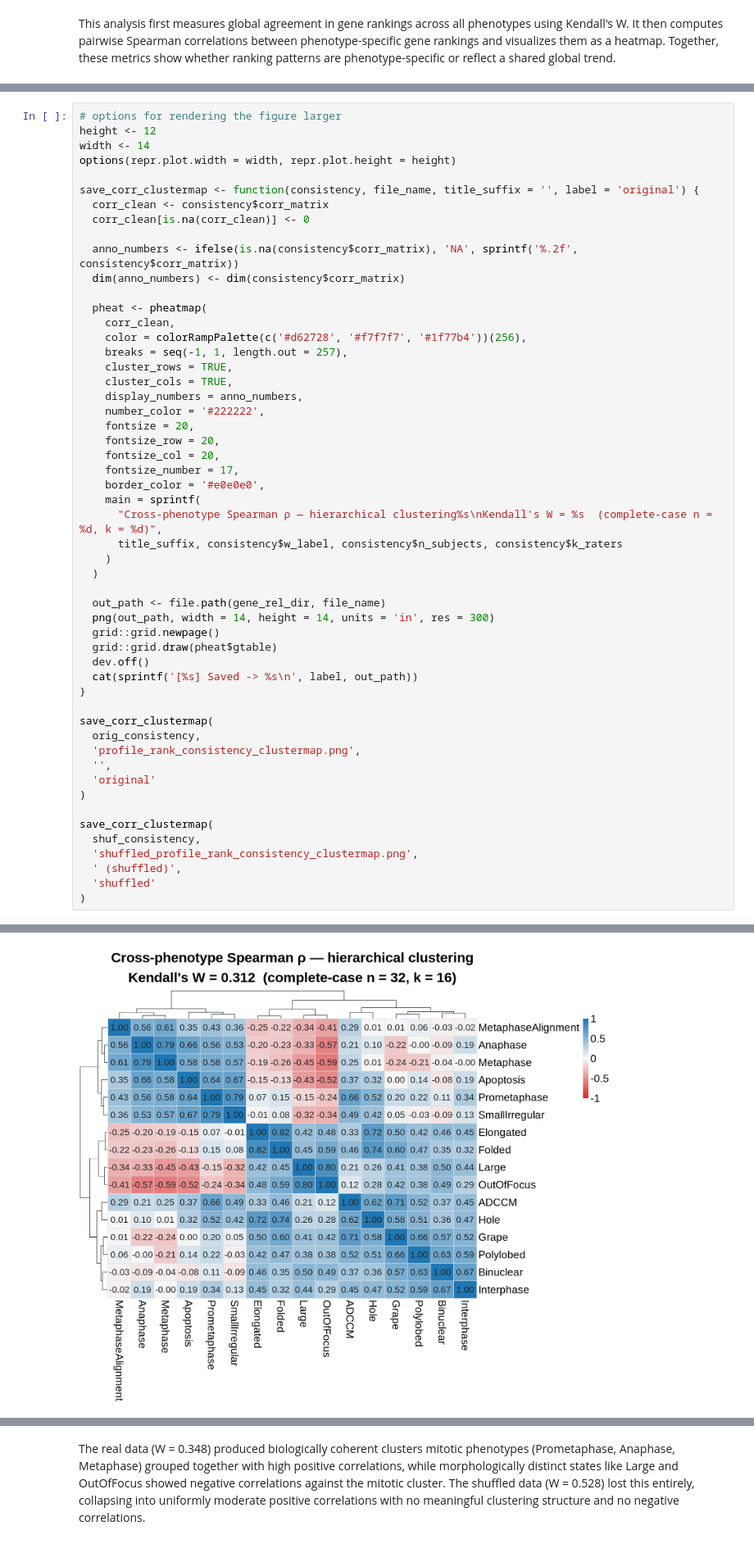
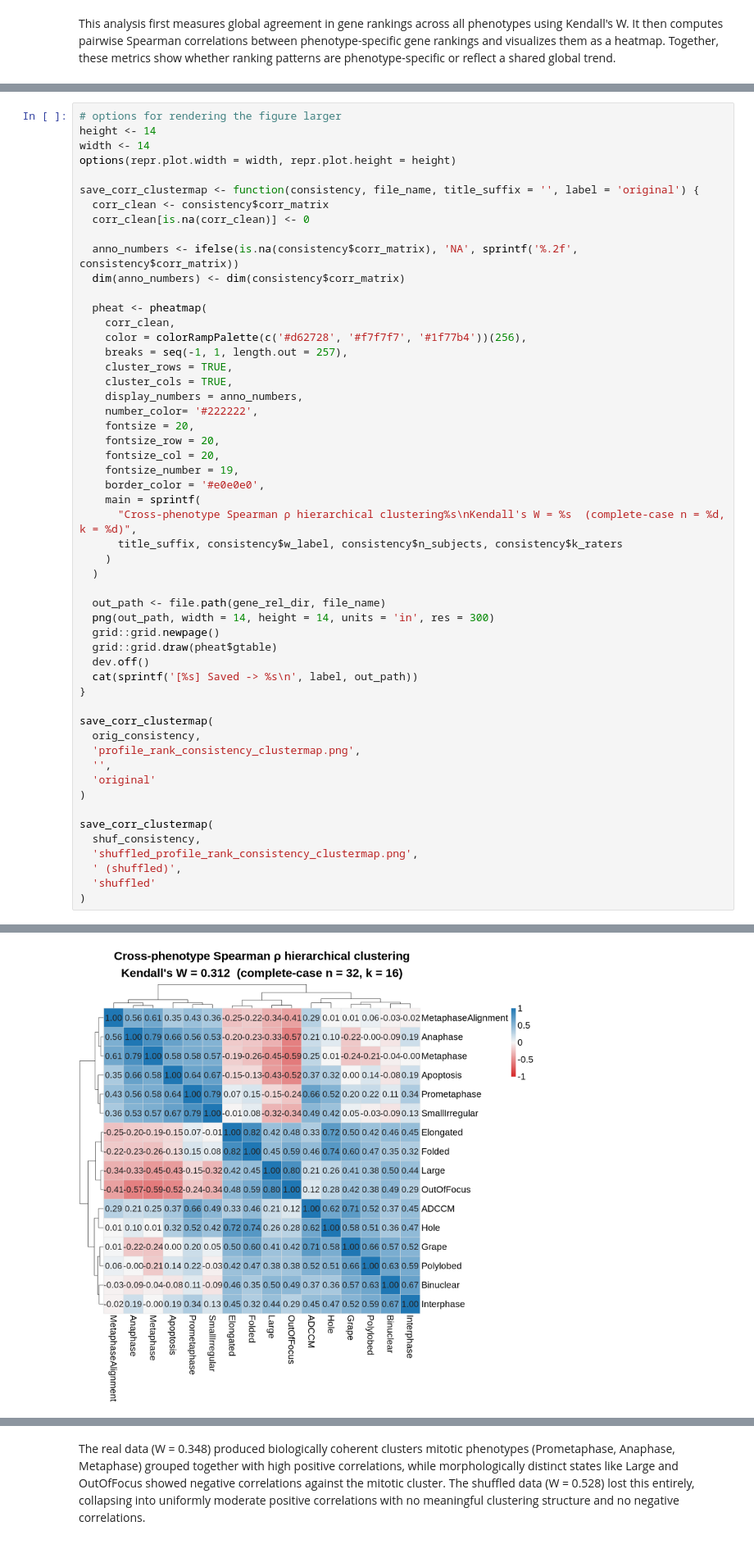
Before and after one commit to WayScience/buscar, a Jupyter notebook: notebooks/3.mitocheck-analysis/plots/2.gene-ranking-relationship.ipynb, the cells around one changed output, grey strips where cells are left out. Shown at 82% size. Drawn from its saved outputs; the diff is of its cells as text.

Commit message:
updaed plots

```diff
--- a/notebooks/3.mitocheck-analysis/plots/2.gene-ranking-relationship.ipynb
+++ b/notebooks/3.mitocheck-analysis/plots/2.gene-ranking-relationship.ipynb
@@ -231,6 +206,6 @@ save_and_print_corr(
 # %%
 # options for rendering the figure larger
-height <- 12
+height <- 14
 width <- 14
 options(repr.plot.width = width, repr.plot.height = height)
 
@@ -248,40 +223,40 @@ save_corr_clustermap <- function(consistency, file_name, title_suffix = '', labe
     cluster_rows = TRUE,
     cluster_cols = TRUE,
     display_numbers = anno_numbers,
-    number_color = '#222222',
+    number_color= '#222222',
     fontsize = 20,
     fontsize_row = 20,
     fontsize_col = 20,
-    fontsize_number = 17,
+    fontsize_number = 19,
     border_color = '#e0e0e0',
     main = sprintf(
-      "Cross-phenotype Spearman ρ — hierarchical clustering%s\nKendall's W = %s  (complete-case n = %d, k = %d)",
+      "Cross-phenotype Spearman ρ hierarchical clustering%s\nKendall's W = %s  (complete-case n = %d, k = %d)",
       title_suffix, consistency$w_label, consistency$n_subjects, consistency$k_raters
     )
   )
 
   out_path <- file.path(gene_rel_dir, file_name)
   png(out_path, width = 14, height = 14, units = 'in', res = 300)
   grid::grid.newpage()
   grid::grid.draw(pheat$gtable)
   dev.off()
   cat(sprintf('[%s] Saved -> %s\n', label, out_path))
 }
 
 save_corr_clustermap(
   orig_consistency,
   'profile_rank_consistency_clustermap.png',
   '',
   'original'
 )
 
 save_corr_clustermap(
   shuf_consistency,
   'shuffled_profile_rank_consistency_clustermap.png',
   ' (shuffled)',
   'shuffled'
 )
 # %% [output]
 [original] Saved -> /home/erikserrano/Projects/buscar/notebooks/3.mitocheck-analysis/plots/all-plots/gene-ranking-relationships/profile_rank_consistency_clustermap.png
-[figure, old version]
+[figure, new version]
 [shuffled] Saved -> /home/erikserrano/Projects/buscar/notebooks/3.mitocheck-analysis/plots/all-plots/gene-ranking-relationships/shuffled_profile_rank_consistency_clustermap.png
```
Also changed, not shown: parts of 5 cells of this notebook, 14 other files.
